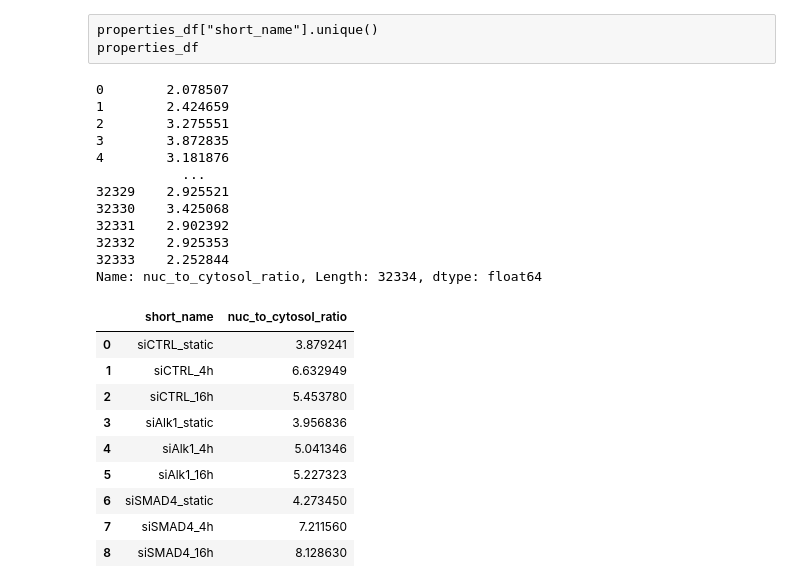
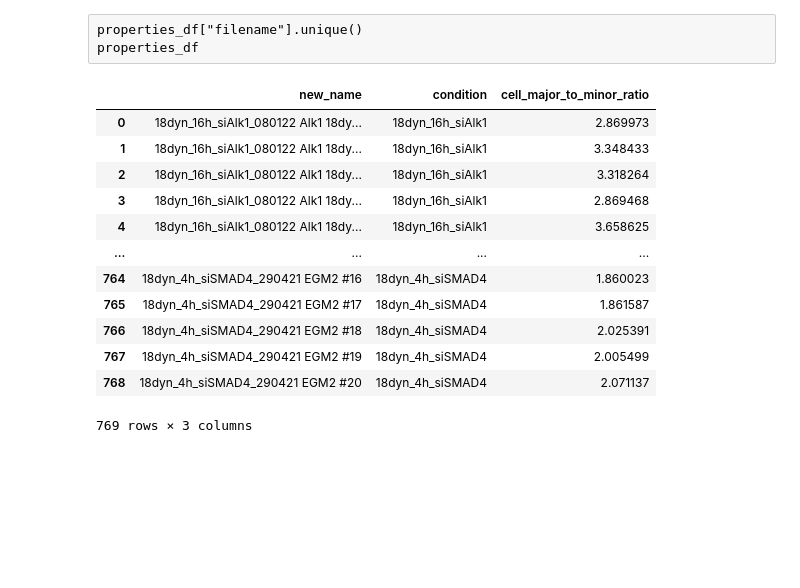
Before and after one commit to gerhardt-lab/polarityjam-HHT, a Jupyter notebook: Get_Statistics_of_PolarityJaM_feature.ipynb, the cells around one changed output. Drawn from its saved outputs; the diff is of its cells as text; code cells hidden in the pictures; blank space fills up the shorter version.

```diff
--- a/Get_Statistics_of_PolarityJaM_feature.ipynb
+++ b/Get_Statistics_of_PolarityJaM_feature.ipynb
@@ -4,8 +4,11 @@ import seaborn as sns
 import matplotlib.pyplot as plt
 import dabest
 # %%
-file_name_properties = "Y:/Olya/Imaging_data_flow/2023/MV2_Promocell/KLF4/KLF4_merged_file_dot.csv"
-output_folder = "T:/02_Projects/Manuscript_Goldilocks_HHT/Figure_3/KLF4_size_shape/"
+#upload output file of 'Generate_csv.ipynb' notebook, contains a merged table of certain PolarityJaM features (subset of 'merged properties' output file).
+#each row represents output of a single cell.
+
+file_name_properties = "T:/Olya/THESIS/Figures/Data analysis/cell shape KLF4/summary_table_cell_area_elongation_EGM2_21_22.csv"
+output_folder = "T:/Olya/THESIS/Figures/Data analysis/cell shape KLF4/"
 properties_df = pd.read_csv(file_name_properties)#, sep=";")
 properties_df
 # %% [output]
@@ -37,22 +54,9 @@ array([2.07850673, 2.424659  , 3.27555105, ..., 2.90239239, 2.92535349,
 # %% [raw]
-properties_df["short_name"].unique()
+properties_df["filename"].unique()
 properties_df
 # %%
 #only in case of KLF4/pSMAD159 analysis
 
 properties_df["nuc_to_cytosol_ratio"] = properties_df["marker_mean_expression_nuc"]/properties_df["marker_mean_expression_cyt"]
 properties_df["nuc_to_cytosol_ratio"]
-# %% [output]
-0        2.078507
-1        2.424659
-2        3.275551
-3        3.872835
-4        3.181876
-           ...
-32329    2.925521
-32330    3.425068
-32331    2.902392
-32332    2.925353
-32333    2.252844
-Name: nuc_to_cytosol_ratio, Length: 32334, dtype: float64
 # %%
@@ -60,29 +66,38 @@ properties_mean_df = properties_df.groupby("short_name").mean().reset_index()
 # %%
+#calculate mean values per filename - step 2 - add 'condition' separator based on "short_name" column;
+#calculate mean values of feature of interest - unhash appropriate row
+
 properties_mean_df = pd.DataFrame()
 
 index = 0
-for img_name in properties_df["short_name"].unique():
+for img_name in properties_df["new_name"].unique():
 
-    properties_img_df = properties_df[properties_df["short_name"]==img_name]
-    properties_mean_df.at[index,"short_name"] = img_name
+    properties_img_df = properties_df[properties_df["new_name"]==img_name]
+    properties_mean_df.at[index,"new_name"] = img_name
+    properties_mean_df.at[index,"condition"] = properties_img_df["short_name"].iloc[0]
     #properties_mean_df.at[index,"Vessel_Density_CD31/COL4"] = properties_img_df["Vessel_Density_CD31/COL4"].iloc[0]
     #properties_mean_df.at[index,"time_point"] = properties_img_df["time_point"].iloc[0]
     #properties_mean_df = properties_mean_df.loc[properties_mean_df['Group'] == 'SMAD4_KO']
-    properties_mean_df.at[index,"nuc_to_cytosol_ratio"] = properties_img_df["nuc_to_cytosol_ratio"].mean()
-    #properties_mean_df.at[index,"cell_major_to_minor_ratio"] = properties_img_df["cell_major_to_minor_ratio"].mean()
+    #properties_mean_df.at[index,"nuc_to_cytosol_ratio"] = properties_img_df["nuc_to_cytosol_ratio"].mean()
+    #properties_mean_df.at[index,"cell_area_um^2"] = properties_img_df["cell_area_um^2"].mean()
+    properties_mean_df.at[index,"cell_major_to_minor_ratio"] = properties_img_df["cell_major_to_minor_ratio"].mean()
+    #properties_mean_df.at[index,"V_score"] = properties_img_df["V_score"].mean()
     #properties_mean_df.at[index,"Vessel_Density_CD31/COL4"] = properties_img_df["Vessel_Density_CD31/COL4"].mean()
     #properties_mean_df.at[index,"nuc_to_cytosol_ratio_std"] = properties_img_df["nuc_to_cytosol_ratio"].std()
     index +=1
     properties_mean_df.reset_index(drop=True, inplace=True)
 properties_mean_df
 # %% [output]
-|  | short_name | nuc_to_cytosol_ratio |
-| 0 | siCTRL_static | 3.879241 |
-| 1 | siCTRL_4h | 6.632949 |
-| 2 | siCTRL_16h | 5.453780 |
-| 3 | siAlk1_static | 3.956836 |
-| 4 | siAlk1_4h | 5.041346 |
-| 5 | siAlk1_16h | 5.227323 |
-| 6 | siSMAD4_static | 4.273450 |
-| 7 | siSMAD4_4h | 7.211560 |
-| 8 | siSMAD4_16h | 8.128630 |
+|  | new_name | condition | cell_major_to_minor_ratio |
+| 0 | 18dyn_16h_siAlk1_080122 Alk1 18dy... | 18dyn_16h_siAlk1 | 2.869973 |
+| 1 | 18dyn_16h_siAlk1_080122 Alk1 18dy... | 18dyn_16h_siAlk1 | 3.348433 |
+| 2 | 18dyn_16h_siAlk1_080122 Alk1 18dy... | 18dyn_16h_siAlk1 | 3.318264 |
+| 3 | 18dyn_16h_siAlk1_080122 Alk1 18dy... | 18dyn_16h_siAlk1 | 2.869468 |
+| 4 | 18dyn_16h_siAlk1_080122 Alk1 18dy... | 18dyn_16h_siAlk1 | 3.658625 |
+| ... | ... | ... | ... |
+| 764 | 18dyn_4h_siSMAD4_290421 EGM2 #16 | 18dyn_4h_siSMAD4 | 1.860023 |
+| 765 | 18dyn_4h_siSMAD4_290421 EGM2 #17 | 18dyn_4h_siSMAD4 | 1.861587 |
+| 766 | 18dyn_4h_siSMAD4_290421 EGM2 #18 | 18dyn_4h_siSMAD4 | 2.025391 |
+| 767 | 18dyn_4h_siSMAD4_290421 EGM2 #19 | 18dyn_4h_siSMAD4 | 2.005499 |
+| 768 | 18dyn_4h_siSMAD4_290421 EGM2 #20 | 18dyn_4h_siSMAD4 | 2.071137 |
+769 rows × 3 columns
```
Also changed, not shown: parts of 11 cells of this notebook.
